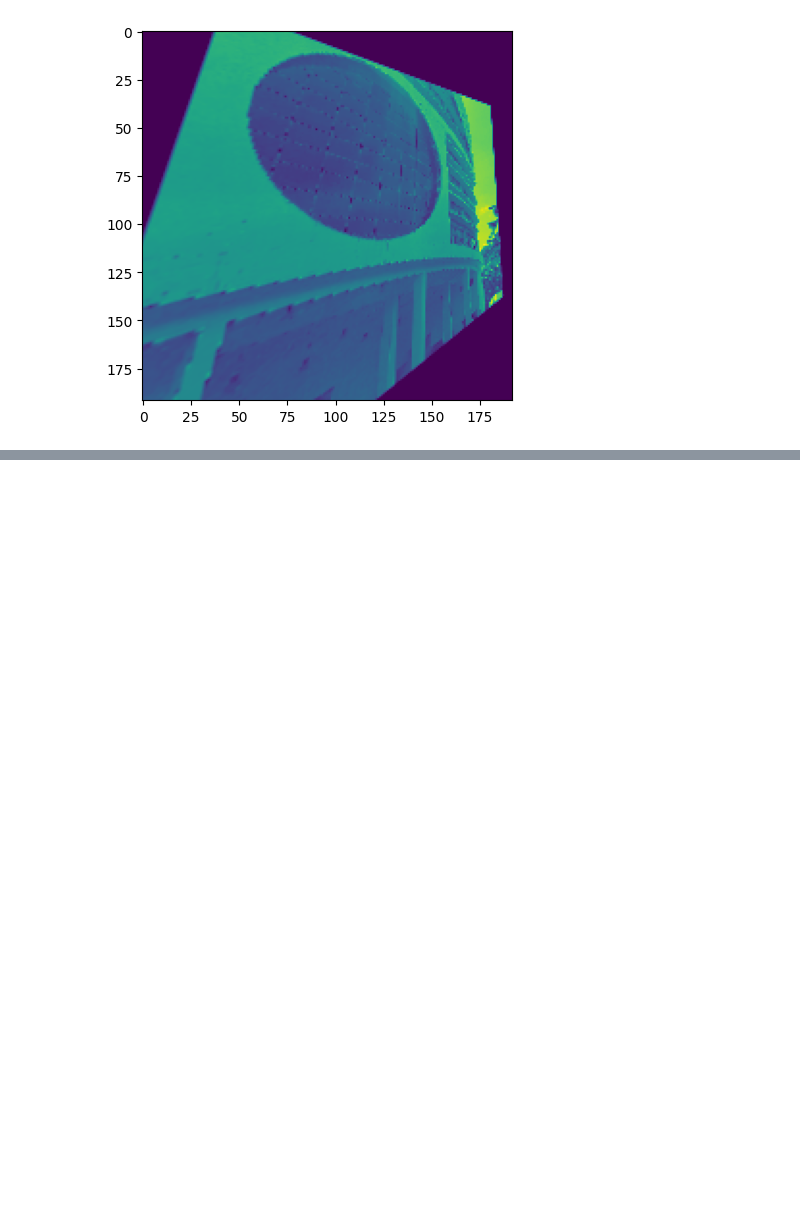
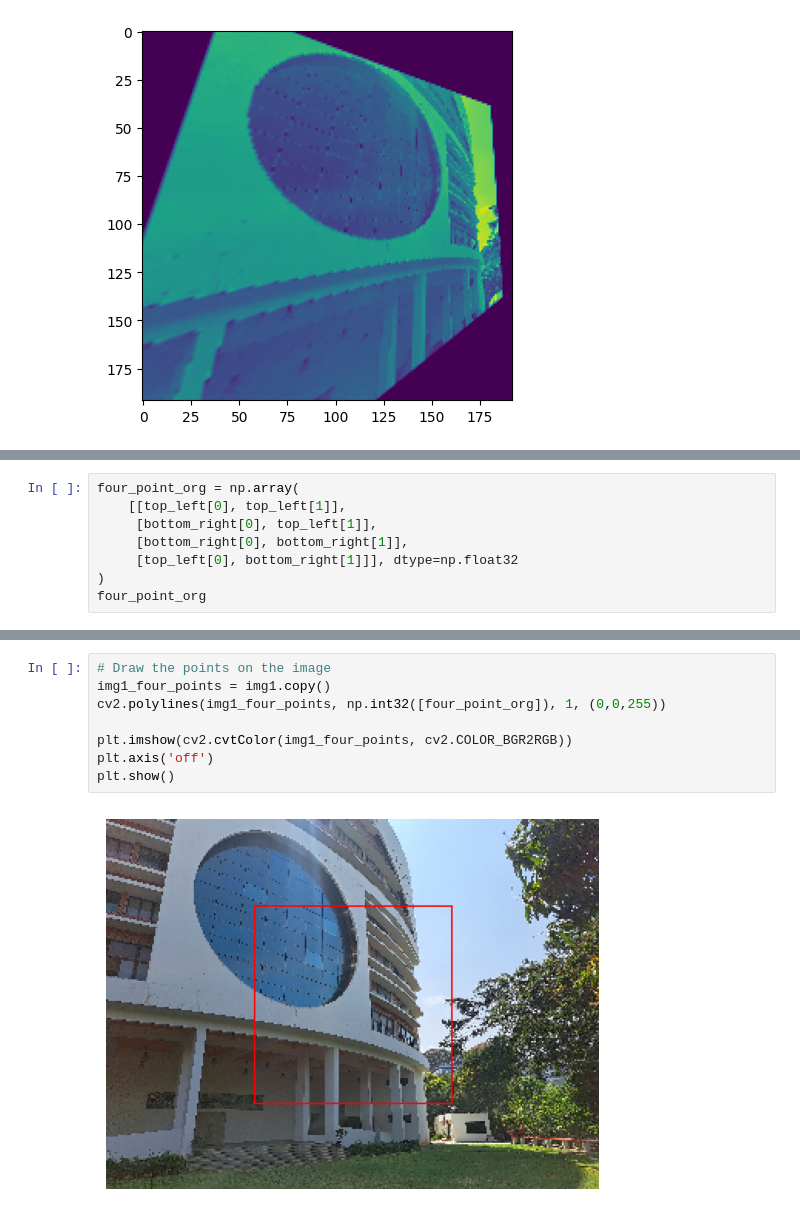
Before and after one commit to mkreman/MCNet-review, a Jupyter notebook: test.ipynb, the cells around one changed output, grey strips where cells are left out. Cells and saved outputs as stored; diff of their text form; blank space fills up the shorter version.

```diff
--- a/test.ipynb
+++ b/test.ipynb
@@ -151,0 +153,8 @@ prediction = np.array([[[-10.7379,  10.4223],
+# %%
+four_point_org = np.array(
+    [[top_left[0], top_left[1]],
+     [bottom_right[0], top_left[1]],
+     [bottom_right[0], bottom_right[1]],
+     [top_left[0], bottom_right[1]]], dtype=np.float32
+)
+four_point_org
@@ -151,0 +179,10 @@ prediction = np.array([[[-10.7379,  10.4223],
+# %%
+# Draw the points on the image
+img1_four_points = img1.copy()
+cv2.polylines(img1_four_points, np.int32([four_point_org]), 1, (0,0,255))
+
+plt.imshow(cv2.cvtColor(img1_four_points, cv2.COLOR_BGR2RGB))
+plt.axis('off')
+plt.show()
+# %% [output]
+[figure, added]
```
Also changed, not shown: parts of 20 cells of this notebook, 29 other files.
